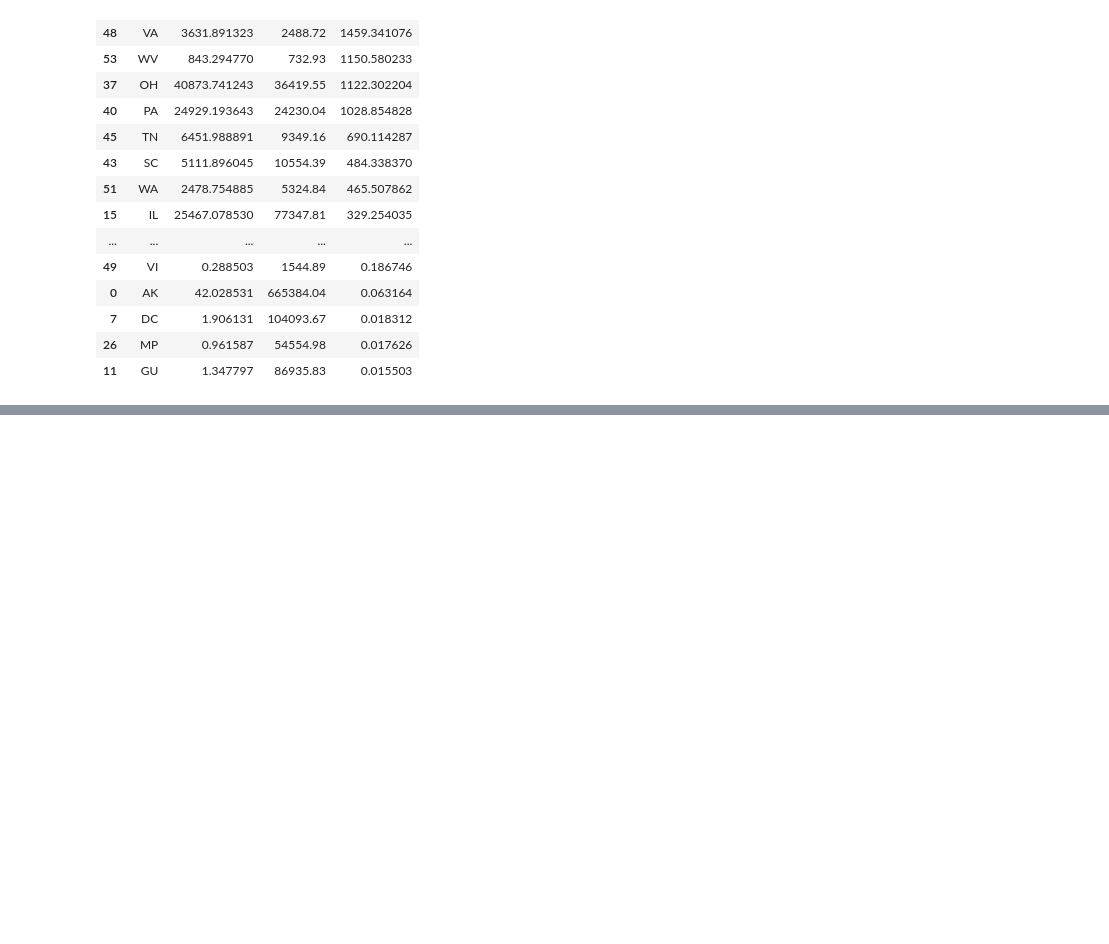
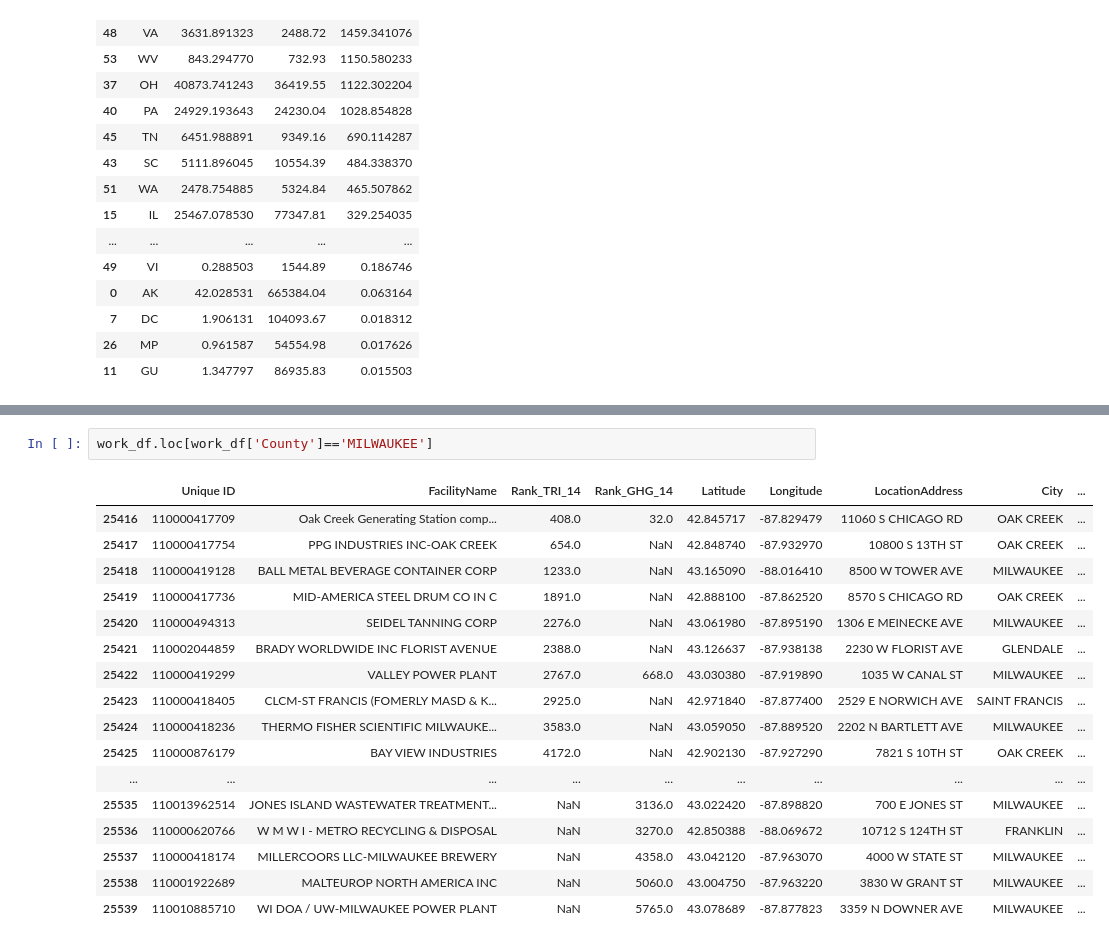
Before and after one commit to ivanescalona/GroupProject1, a Jupyter notebook: facilities_df.ipynb, the cells around one changed output, grey strips where cells are left out. Cells and saved outputs as stored; diff of their text form; blank space fills up the shorter version.

```diff
--- a/facilities_df.ipynb
+++ b/facilities_df.ipynb
@@ -341,0 +395,20 @@ df5.sort_values(by = 'Final Ranking', ascending=False)
+# %%
+work_df.loc[work_df['County']=='MILWAUKEE']
+# %% [output]
+|  | Unique ID | FacilityName | Rank_TRI_14 | Rank_GHG_14 | Latitude | Longitude | LocationAddress | City | ... |
+| 25416 | 110000417709 | Oak Creek Generating Station comp... | 408.0 | 32.0 | 42.845717 | -87.829479 | 11060 S CHICAGO RD | OAK CREEK | ... |
+| 25417 | 110000417754 | PPG INDUSTRIES INC-OAK CREEK | 654.0 | NaN | 42.848740 | -87.932970 | 10800 S 13TH ST | OAK CREEK | ... |
+| 25418 | 110000419128 | BALL METAL BEVERAGE CONTAINER CORP | 1233.0 | NaN | 43.165090 | -88.016410 | 8500 W TOWER AVE | MILWAUKEE | ... |
+| 25419 | 110000417736 | MID-AMERICA STEEL DRUM CO IN C | 1891.0 | NaN | 42.888100 | -87.862520 | 8570 S CHICAGO RD | OAK CREEK | ... |
+| 25420 | 110000494313 | SEIDEL TANNING CORP | 2276.0 | NaN | 43.061980 | -87.895190 | 1306 E MEINECKE AVE | MILWAUKEE | ... |
+| 25421 | 110002044859 | BRADY WORLDWIDE INC FLORIST AVENUE | 2388.0 | NaN | 43.126637 | -87.938138 | 2230 W FLORIST AVE | GLENDALE | ... |
+| 25422 | 110000419299 | VALLEY POWER PLANT | 2767.0 | 668.0 | 43.030380 | -87.919890 | 1035 W CANAL ST | MILWAUKEE | ... |
+| 25423 | 110000418405 | CLCM-ST FRANCIS (FOMERLY MASD & K... | 2925.0 | NaN | 42.971840 | -87.877400 | 2529 E NORWICH AVE | SAINT FRANCIS | ... |
+| 25424 | 110000418236 | THERMO FISHER SCIENTIFIC MILWAUKE... | 3583.0 | NaN | 43.059050 | -87.889520 | 2202 N BARTLETT AVE | MILWAUKEE | ... |
+| 25425 | 110000876179 | BAY VIEW INDUSTRIES | 4172.0 | NaN | 42.902130 | -87.927290 | 7821 S 10TH ST | OAK CREEK | ... |
+| ... | ... | ... | ... | ... | ... | ... | ... | ... | ... |
+| 25535 | 110013962514 | JONES ISLAND WASTEWATER TREATMENT... | NaN | 3136.0 | 43.022420 | -87.898820 | 700 E JONES ST | MILWAUKEE | ... |
+| 25536 | 110000620766 | W M W I - METRO RECYCLING & DISPOSAL | NaN | 3270.0 | 42.850388 | -88.069672 | 10712 S 124TH ST | FRANKLIN | ... |
+| 25537 | 110000418174 | MILLERCOORS LLC-MILWAUKEE BREWERY | NaN | 4358.0 | 43.042120 | -87.963070 | 4000 W STATE ST | MILWAUKEE | ... |
+| 25538 | 110001922689 | MALTEUROP NORTH AMERICA INC | NaN | 5060.0 | 43.004750 | -87.963220 | 3830 W GRANT ST | MILWAUKEE | ... |
+| 25539 | 110010885710 | WI DOA / UW-MILWAUKEE POWER PLANT | NaN | 5765.0 | 43.078689 | -87.877823 | 3359 N DOWNER AVE | MILWAUKEE | ... |
```
Also changed, not shown: parts of 6 cells of this notebook, 2 other files.
